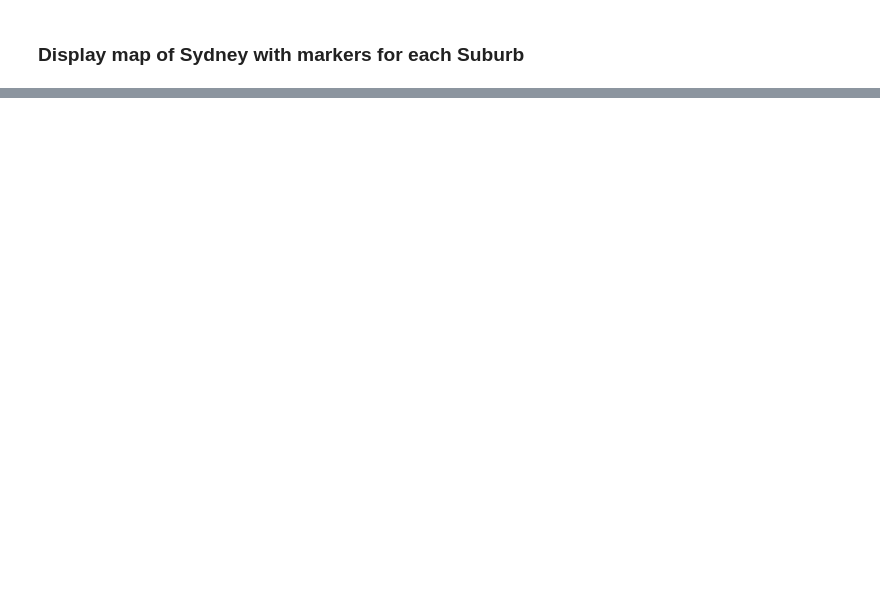
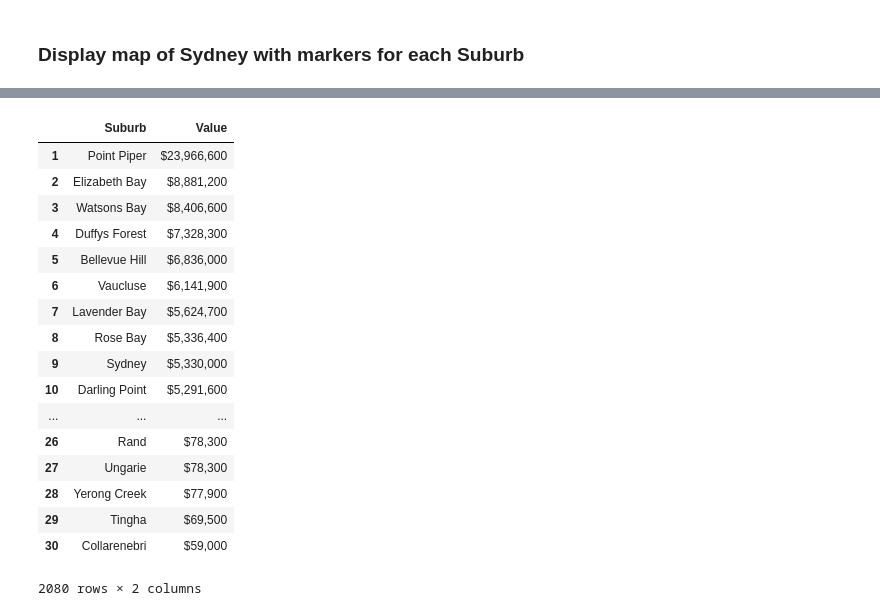
Before and after one commit to Cbro64/Coursera_Capstone, a Jupyter notebook: Coursera Capstone.ipynb, the cells around one changed output, grey strips where cells are left out. Cells and saved outputs as stored; diff of their text form; code cells hidden in the pictures; blank space fills up the shorter version.

Commit message:
Published from Watson Studio.

```diff
--- a/Coursera Capstone.ipynb
+++ b/Coursera Capstone.ipynb
@@ -193,0 +208,9 @@ Name: Bar, dtype: uint8
+# %%
+import time
+prices = pd.read_html("http://house.speakingsame.com/suburbtop.php?sta=nsw&cat=HomePrice&name=&page=0")[5]
+for i in range(1, 42):
+    url = "http://house.speakingsame.com/suburbtop.php?sta=nsw&cat=HomePrice&name=&page="+str(i)
+    prices = prices.append(pd.read_html(url)[5])
+    time.sleep(0.1)
+
+prices.head()
@@ -193,0 +230,25 @@ Name: Bar, dtype: uint8
+# %%
+prices.columns=prices.iloc[0]
+# %%
+prices.drop(prices.index[0], inplace=True)
+prices.drop('Rank', axis=1,inplace=True)
+prices
+# %% [output]
+|  | Suburb | Value |
+| 1 | Point Piper | $23,966,600 |
+| 2 | Elizabeth Bay | $8,881,200 |
+| 3 | Watsons Bay | $8,406,600 |
+| 4 | Duffys Forest | $7,328,300 |
+| 5 | Bellevue Hill | $6,836,000 |
+| 6 | Vaucluse | $6,141,900 |
+| 7 | Lavender Bay | $5,624,700 |
+| 8 | Rose Bay | $5,336,400 |
+| 9 | Sydney | $5,330,000 |
+| 10 | Darling Point | $5,291,600 |
+| ... | ... | ... |
+| 26 | Rand | $78,300 |
+| 27 | Ungarie | $78,300 |
+| 28 | Yerong Creek | $77,900 |
+| 29 | Tingha | $69,500 |
+| 30 | Collarenebri | $59,000 |
+2080 rows × 2 columns
```
Also changed, not shown: parts of 19 cells of this notebook.
